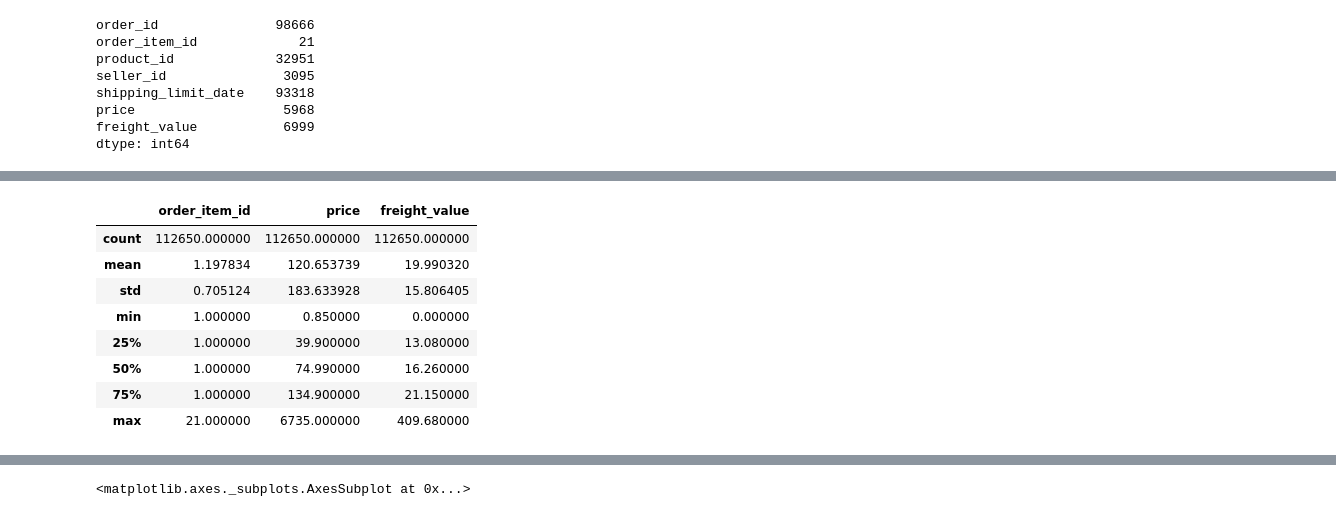
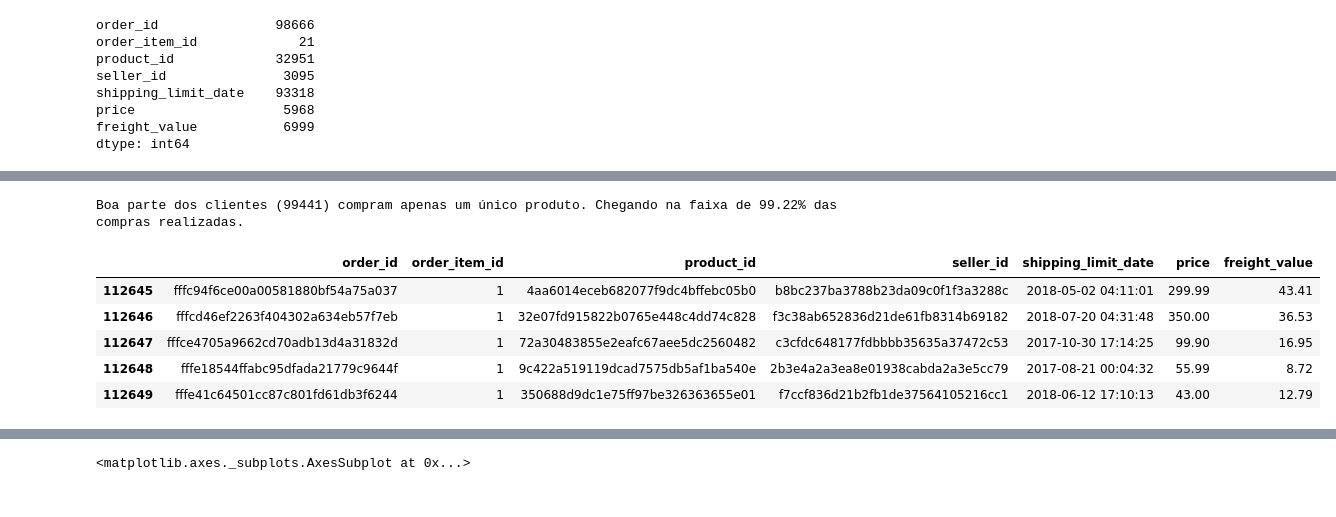
Before and after one commit to itimes-digital/olist_analise, a Jupyter notebook: olist_analise_de_negocio.ipynb, the cells around one changed output, grey strips where cells are left out. Saved outputs shown, nothing was run; the diff lists cells and outputs as text; code cells hidden in the pictures.

```diff
--- a/olist_analise_de_negocio.ipynb
+++ b/olist_analise_de_negocio.ipynb
@@ -216,12 +248,14 @@ dtype: int64
+# %%
+diferenca = (pedido_unico_produto / total_clientes) * 100
+print('Boa parte dos clientes ({0}) compram apenas um único produto. Chegando na faixa de {1}% das compras realizadas.'.format(total_clientes, round(diferenca, 2)))
+# %% [output]
+Boa parte dos clientes (99441) compram apenas um único produto. Chegando na faixa de 99.22% das compras realizadas.
 # %%
-ds_pedido_itens.describe()
+ds_pedido_itens.tail()
 # %% [output]
-|  | order_item_id | price | freight_value |
-| count | 112650.000000 | 112650.000000 | 112650.000000 |
-| mean | 1.197834 | 120.653739 | 19.990320 |
-| std | 0.705124 | 183.633928 | 15.806405 |
-| min | 1.000000 | 0.850000 | 0.000000 |
-| 25% | 1.000000 | 39.900000 | 13.080000 |
-| 50% | 1.000000 | 74.990000 | 16.260000 |
-| 75% | 1.000000 | 134.900000 | 21.150000 |
-| max | 21.000000 | 6735.000000 | 409.680000 |
+|  | order_id | order_item_id | product_id | seller_id | shipping_limit_date | price | freight_value |
+| 112645 | fffc94f6ce00a00581880bf54a75a037 | 1 | 4aa6014eceb682077f9dc4bffebc05b0 | b8bc237ba3788b23da09c0f1f3a3288c | 2018-05-02 04:11:01 | 299.99 | 43.41 |
+| 112646 | fffcd46ef2263f404302a634eb57f7eb | 1 | 32e07fd915822b0765e448c4dd74c828 | f3c38ab652836d21de61fb8314b69182 | 2018-07-20 04:31:48 | 350.00 | 36.53 |
+| 112647 | fffce4705a9662cd70adb13d4a31832d | 1 | 72a30483855e2eafc67aee5dc2560482 | c3cfdc648177fdbbbb35635a37472c53 | 2017-10-30 17:14:25 | 99.90 | 16.95 |
+| 112648 | fffe18544ffabc95dfada21779c9644f | 1 | 9c422a519119dcad7575db5af1ba540e | 2b3e4a2a3ea8e01938cabda2a3e5cc79 | 2017-08-21 00:04:32 | 55.99 | 8.72 |
+| 112649 | fffe41c64501cc87c801fd61db3f6244 | 1 | 350688d9dc1e75ff97be326363655e01 | f7ccf836d21b2fb1de37564105216cc1 | 2018-06-12 17:10:13 | 43.00 | 12.79 |
```
Also changed, not shown: parts of 23 cells of this notebook.
